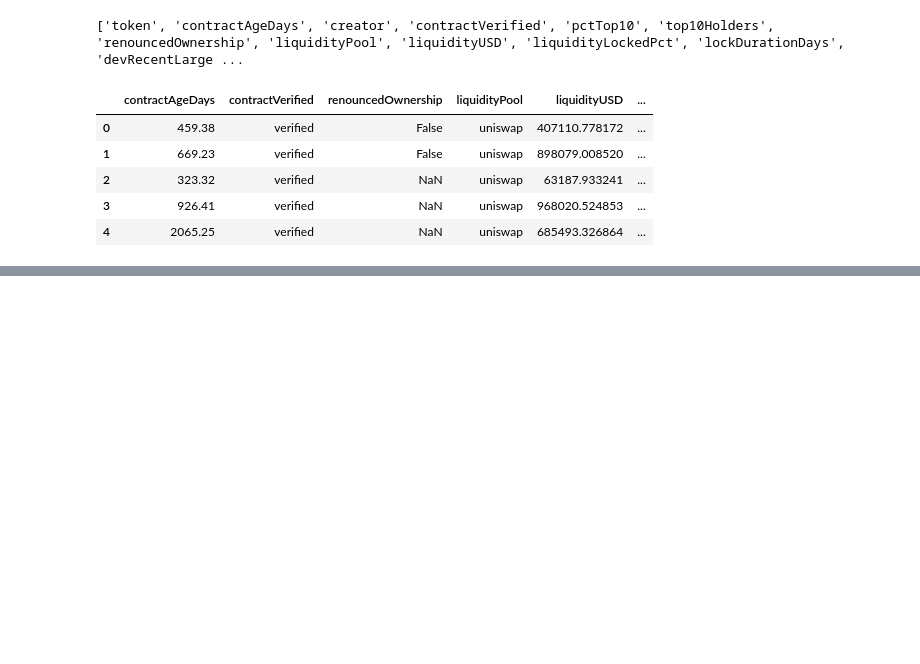
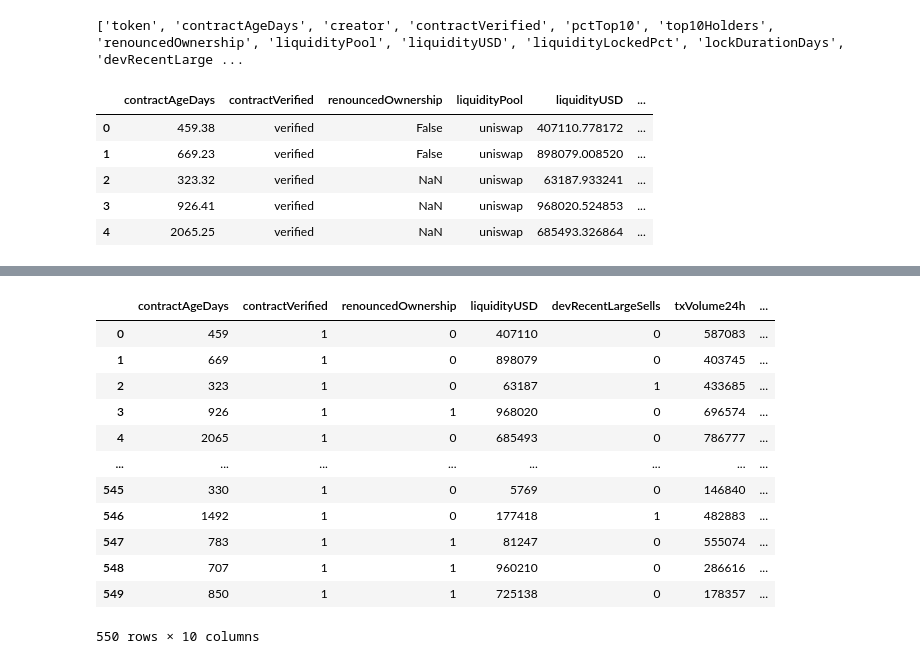
Before and after one commit to LaiTechTinker/Datascinceproject, a Jupyter notebook: Block_intel_onchain.ipynb, the cells around one changed output, grey strips where cells are left out. Cells and saved outputs as stored; diff of their text form; code cells hidden in the pictures; blank space fills up the shorter version.

```diff
--- a/Block_intel_onchain.ipynb
+++ b/Block_intel_onchain.ipynb
@@ -63,0 +134,19 @@ Name: count, dtype: int64
+# %%
+test_df=df_encode.copy()
+# %%
+new_df2=pd.get_dummies(test_df,columns=["AgeGroups"]).astype(int)
+new_df2
+# %% [output]
+|  | contractAgeDays | contractVerified | renouncedOwnership | liquidityUSD | devRecentLargeSells | txVolume24h | ... |
+| 0 | 459 | 1 | 0 | 407110 | 0 | 587083 | ... |
+| 1 | 669 | 1 | 0 | 898079 | 0 | 403745 | ... |
+| 2 | 323 | 1 | 0 | 63187 | 1 | 433685 | ... |
+| 3 | 926 | 1 | 1 | 968020 | 0 | 696574 | ... |
+| 4 | 2065 | 1 | 0 | 685493 | 0 | 786777 | ... |
+| ... | ... | ... | ... | ... | ... | ... | ... |
+| 545 | 330 | 1 | 0 | 5769 | 0 | 146840 | ... |
+| 546 | 1492 | 1 | 0 | 177418 | 1 | 482883 | ... |
+| 547 | 783 | 1 | 1 | 81247 | 0 | 555074 | ... |
+| 548 | 707 | 1 | 1 | 960210 | 0 | 286616 | ... |
+| 549 | 850 | 1 | 1 | 725138 | 0 | 178357 | ... |
+550 rows × 10 columns
```
Also changed, not shown: parts of 12 cells of this notebook.
